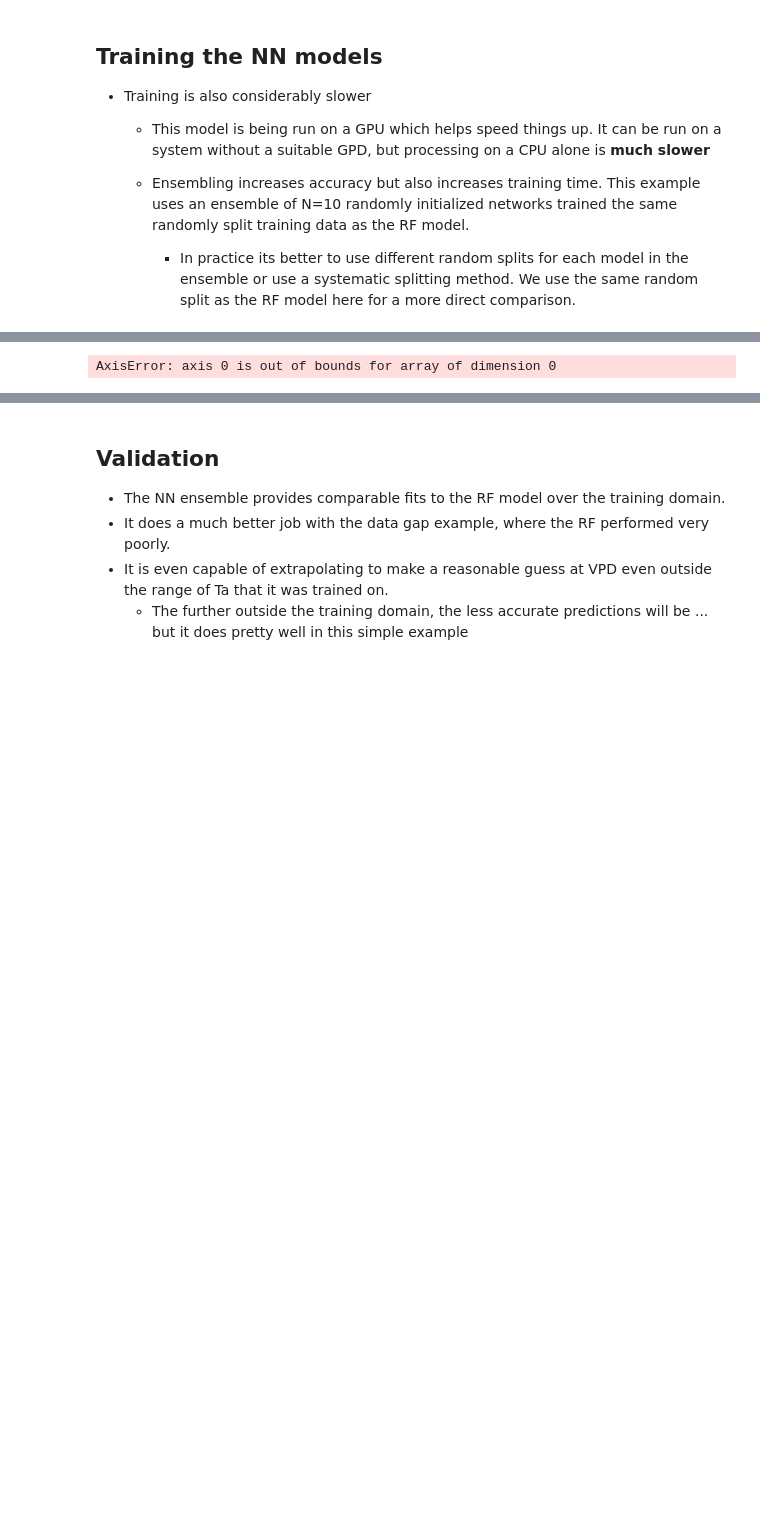
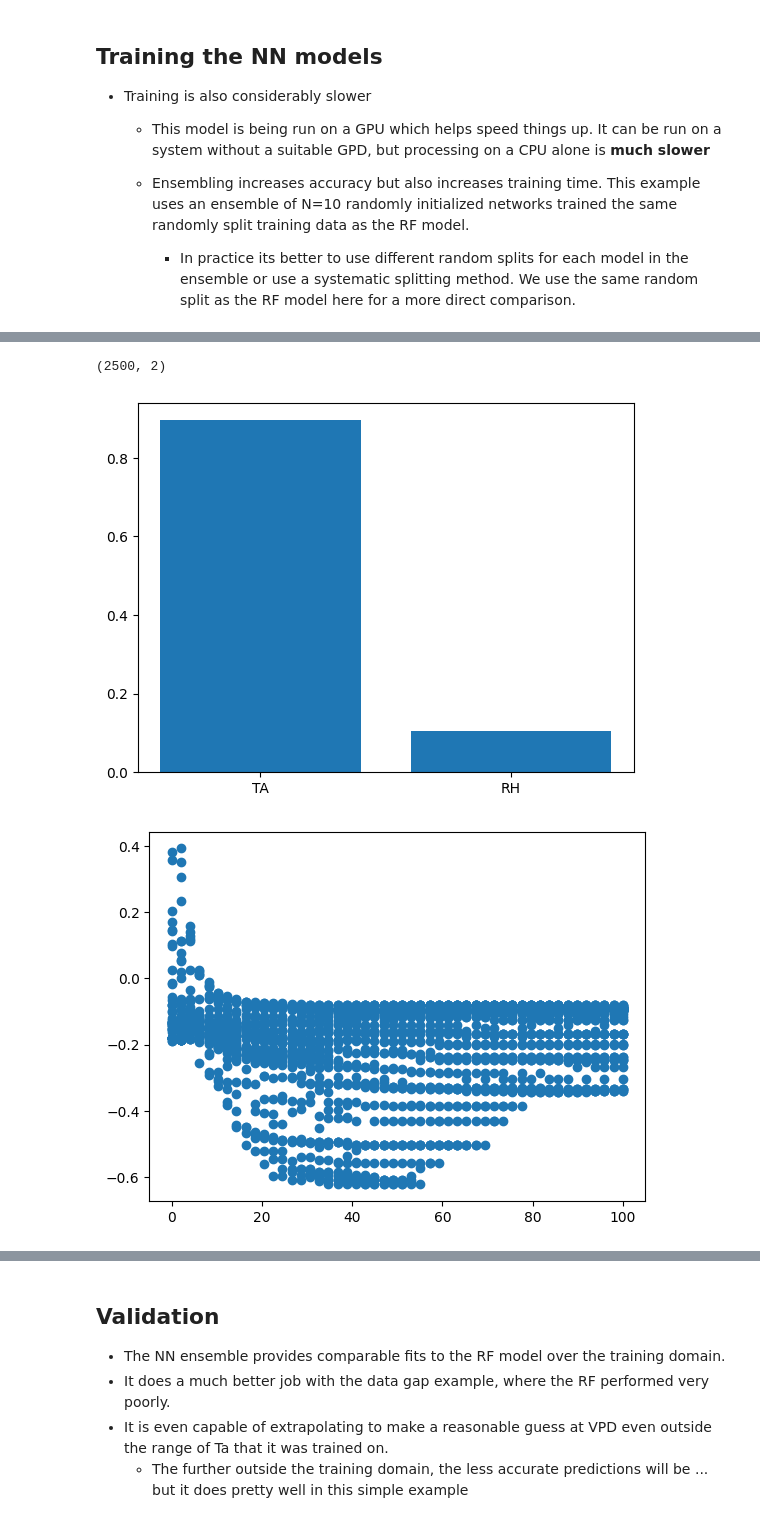
Before and after one commit to June-Skeeter/ML_Scripts, a Jupyter notebook: NN_v_RF_example.ipynb, the cells around one changed output, grey strips where cells are left out. Drawn from its saved outputs; the diff is of its cells as text; code cells hidden in the pictures; blank space fills up the shorter version.

```diff
--- a/NN_v_RF_example.ipynb
+++ b/NN_v_RF_example.ipynb
@@ -40,7 +40,7 @@ def Contour_Plot(ax,grid_x1,grid_x2,grid_y,cmap='bwr',norm=None,unit='',bins=Non
     # Plot a colormesh grid with contours
 
     if bins is None:
-        bins = np.linspace(grid_y.min(),grid_y.max())
+        bins = np.linspace(grid_y.min(),grid_y.max(),10)
 
     def fmt(x):
         s = f"{x:.1f}"
@@ -628,33 +628,48 @@ Time: Per Model 63.1  Seconds
 
 def get_Tape(name,N_models,X):
 
     with open(f"temp_files/{name}/model_architecture.json", 'r') as json_file:
         architecture = json.load(json_file)
         # print(architecture)
         loaded_model = model_from_json(json.dumps(architecture))
 
     X_tensor = tf.convert_to_tensor(X)
     dy_dx = []
     y_pred = []
     for i in range(N_models):
         loaded_model.load_weights(f"temp_files/{name}/model_weights"+str(i)+".h5")
 
         with tf.GradientTape(persistent=True) as tape:
             tape.watch(X_tensor)
 
             # Forward pass.
             y_pred.append(loaded_model(X_tensor))
 
         # Get gradients of the pred wrt x
         dy_dx.append(tape.gradient(y_pred,X_tensor))
     dy_dx = np.array(dy_dx)
     y_pred = np.array(y_pred)
     return(y_pred,dy_dx)
 
 y_pred, dy_dx = get_Tape('Model',N_models,range_TA_RH.T)
 
-dy_dx = dy_dx.mean(axis=0)
+print(dy_dx.mean(axis=0).shape)
+
+SSD = (dy_dx.mean(axis=0)**2).sum(axis=0)
+
 plt.figure()
-plt.scatter(range_TA_RH.T[:,0],dy_dx[:,0])
+plt.bar(['TA','RH'],SSD/SSD.sum(axis=0))
+
+plt.figure()
+plt.scatter(range_TA_RH.T[:,1],dy_dx.mean(axis=0)[:,1])
+
+NN_grid_VPD = y_pred.mean(axis=0).T.reshape(grid_TA.shape)
+NN_grid_dy_dx = dy_dx[:,:,0].mean(axis=0).T.reshape(grid_TA.shape)
+
+fig,ax=plt.subplots()
+Contour_Plot(ax,grid_TA,grid_RH,NN_grid_dy_dx)#,cmap = cmap,norm=norm,unit=unit,bins=bins)
+# plt.imshow()
 # %% [output]
-AxisError: axis 0 is out of bounds for array of dimension 0
+(2500, 2)
+[figure, added]
+[figure, added]
```
Also changed, not shown: parts of 6 cells of this notebook.
